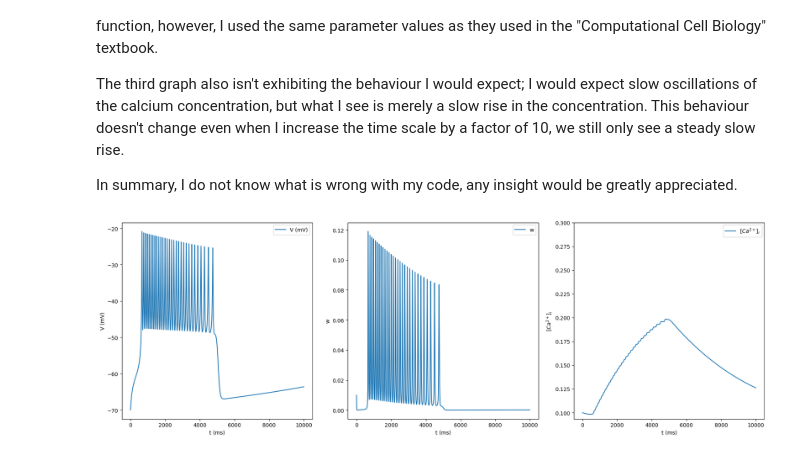
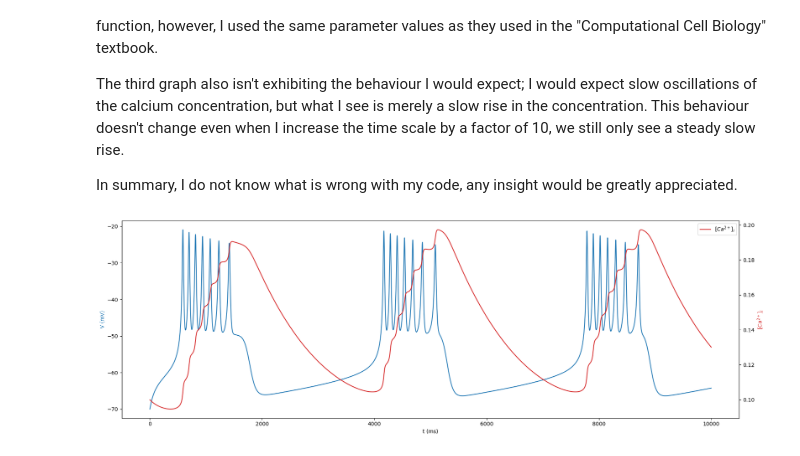
Before and after one commit to DoorFella/NSCI0011-Scientific-Computing, a Jupyter notebook: Prototype/Chay_Keizer_prototype.ipynb, the cells around one changed output. Cells and saved outputs as stored; diff of their text form; code cells hidden in the pictures.

```diff
--- a/Prototype/Chay_Keizer_prototype.ipynb
+++ b/Prototype/Chay_Keizer_prototype.ipynb
@@ -64,12 +87,13 @@ Using ivp_solve to find numerical solutions for the Chay-Keizer model.
 # %%
 f_i = 0.001
 
-vLPM = 0.18 #/ms
+vLPM = 0.15 #/ms
 alpha = 4.5e-06
 
+param_dict["vLPM"] = vLPM
 
 
-sol=solve_ivp(chay_Keizer, t_span=[0, 10000], y0 =[-70, 0.01, 0.1], max_step = 0.01, args=(0.001, 0.15))
+sol=solve_ivp(chay_Keizer, t_span=[0, 10000], y0 =[-70, 0.01, 0.1], method="LSODA", dense_output=True, args=(param_dict,), rtol=1e-7, atol=1e-7, max_step=0.1)
 
 print(sol.message)
 # %% [output]
@@ -81,30 +105,23 @@ The third graph also isn't exhibiting the behaviour I would expect; I would expe
 
 In summary, I do not know what is wrong with my code, any insight would be greatly appreciated.
 # %%
-fig, (ax1, ax2, ax3) = plt.subplots(1, 3, figsize=(18, 6))
+fig, (ax1) = plt.subplots(1, 1, figsize=(18, 6))
 
+vLPM = [0.10, 0.15, 0.18, 0.20]
 
+col="tab:blue"
+ax1.plot(sol.t, sol.y[0, :], label="V (mV)", color=col)
+ax1.set_xlabel("t (ms)")
+ax1.set_ylabel("V (mV)", color=col)
 
+col="tab:red"
+ax2 = ax1.twinx()  # instantiate a second Axes that shares the same x-axis
+ax2.plot(sol.t, sol.y[2, :], label="$[Ca^{2+}]_i$", color=col)
+ax2.set_ylabel('$[Ca^{2+}]_i$', color=col)  # we already handled the x-label with ax1
+plt.legend()
 
-ax1.plot(sol.t, sol.y[0, :], label="V (mV)")
-ax1.set_xlabel("t (ms)")
-ax1.set_ylabel("V (mV)")
-ax1.legend()
-
-ax2.plot(sol.t, sol.y[1, :], label="w")
-ax2.set_xlabel("t (ms)")
-ax2.set_ylabel("w")
-
-ax2.legend()
-
-ax3.plot(sol.t, sol.y[2, :], label="$[Ca^{2+}]_i$")
-ax3.set_xlabel("t (ms)")
-ax3.set_ylabel("$[Ca^{2+}]_i$")
-plt.ylim(top = 0.3)
-
-ax3.legend()
 
 plt.tight_layout()
 plt.show()
 # %% [output]
-[figure, old version]
+[figure, new version]
```
Also changed, not shown: parts of 34 cells of this notebook, 16 other files.
